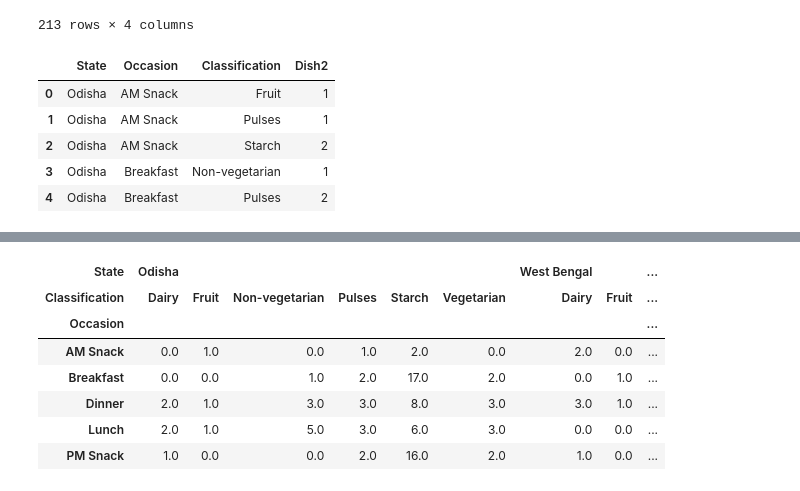
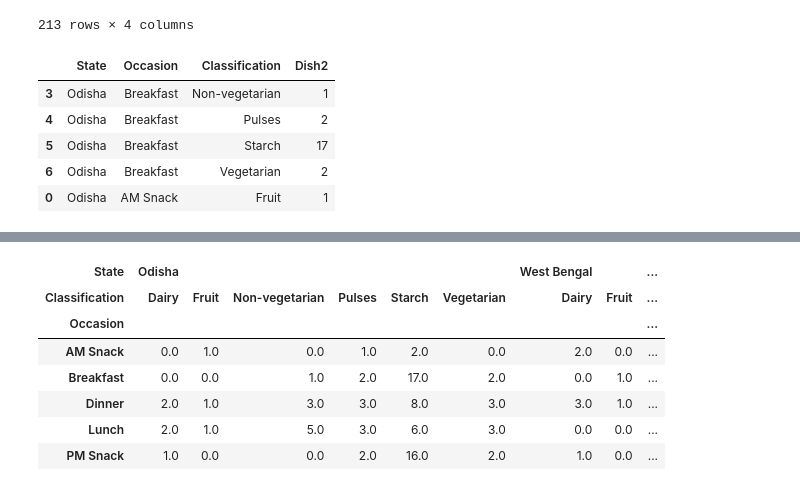
Before and after one commit to rochiecuevas/FoodChoice, a Jupyter notebook: Expert_Elicitation.ipynb, the cells around one changed output, grey strips where cells are left out. Saved outputs shown, nothing was run; the diff lists cells and outputs as text; code cells hidden in the pictures.

```diff
--- a/Expert_Elicitation.ipynb
+++ b/Expert_Elicitation.ipynb
@@ -515,16 +517,27 @@ df_class
 # %%
 # Count the number of dishes per classification per state
 df_grouped_classes = df_class.groupby(["State", "Occasion", "Classification"]).count()[["Dish2"]].reset_index()
 
 # Exclude special occasions
 df_grouped_classes = df_grouped_classes.loc[df_grouped_classes["Occasion"] != "Special Occasion"]
+df_grouped_classes = pd.DataFrame(df_grouped_classes,
+                                  index = [3, 4, 5, 6,              # OD, bfast
+                                           0, 1, 2,                 # OD, ams
+                                           13, 14, 15, 16, 17, 18,  # OD, lun
+                                           19, 20, 21, 22,          # OD, pms
+                                           7, 8, 9, 10, 11, 12,     # OD, dnr
+                                           31, 32, 33, 34, 35,      # WB, bfast
+                                           28, 29, 30,              # WB, ams
+                                           42, 43, 44, 45,          # WB, lun
+                                           46, 47, 48, 49,          # WB, pms
+                                           36, 37, 38, 39, 40, 41]) # WB, dnr
 
 # Preview the dataframe
 df_grouped_classes.head()
 # %% [output]
 |  | State | Occasion | Classification | Dish2 |
-| 0 | Odisha | AM Snack | Fruit | 1 |
-| 1 | Odisha | AM Snack | Pulses | 1 |
-| 2 | Odisha | AM Snack | Starch | 2 |
 | 3 | Odisha | Breakfast | Non-vegetarian | 1 |
 | 4 | Odisha | Breakfast | Pulses | 2 |
+| 5 | Odisha | Breakfast | Starch | 17 |
+| 6 | Odisha | Breakfast | Vegetarian | 2 |
+| 0 | Odisha | AM Snack | Fruit | 1 |
```
Also changed, not shown: parts of 8 cells of this notebook, 1 other file.
